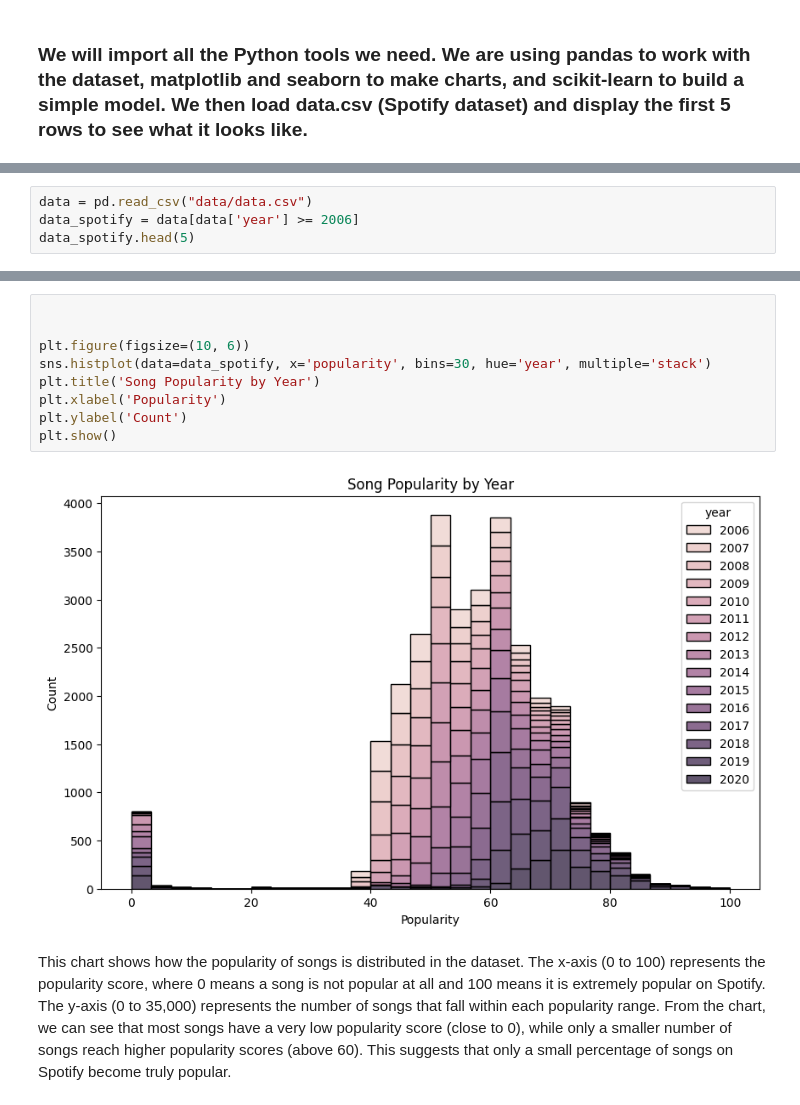
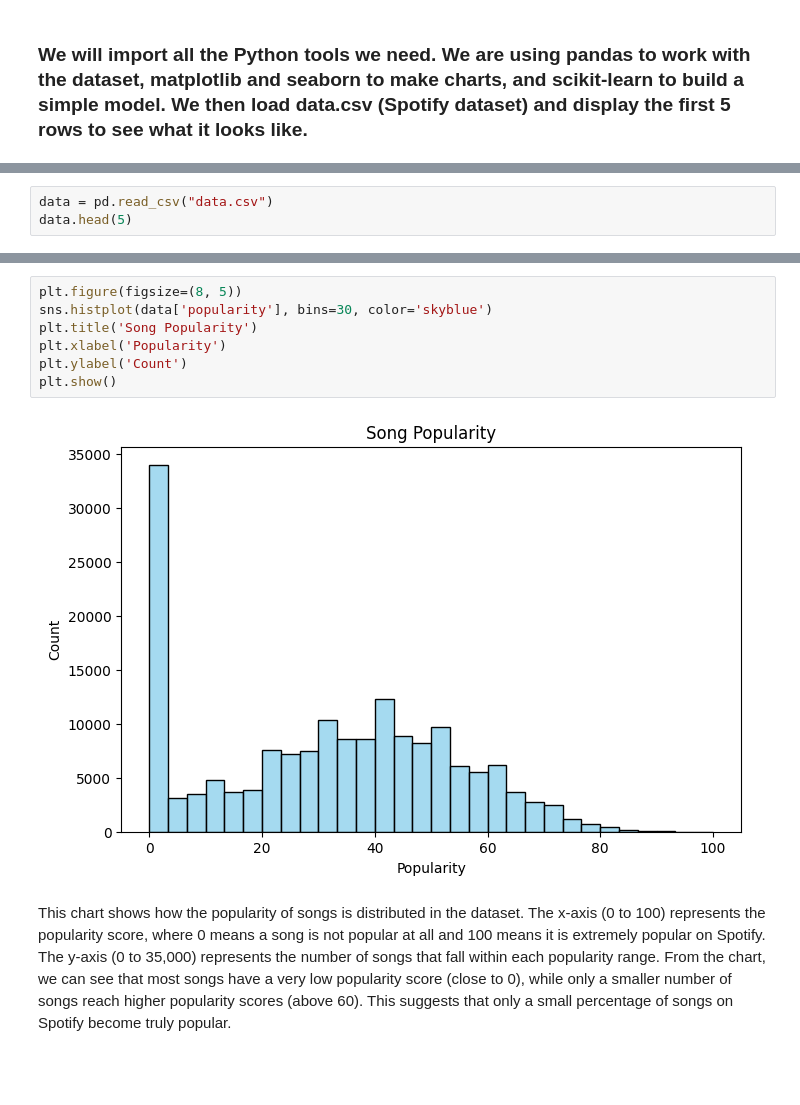
Before and after one commit to mohsayegh/spotify-data-analysis, a Jupyter notebook: spotify_project.ipynb, the cells around one changed output, grey strips where cells are left out. Drawn from its saved outputs; the diff is of its cells as text; blank space fills up the shorter version.

```diff
--- a/spotify_project.ipynb
+++ b/spotify_project.ipynb
@@ -22,8 +21,7 @@ from sklearn.model_selection import train_test_split
 from sklearn.linear_model import LinearRegression
 from sklearn.metrics import mean_squared_error
 # %%
-data = pd.read_csv("data/data.csv")
-data_spotify = data[data['year'] >= 2006]
-data_spotify.head(5)
+data = pd.read_csv("data.csv")
+data.head(5)
 # %% [output]
 |  | valence | year | acousticness | artists | danceability | energy | instrumentalness | key | liveness | ... |
@@ -68,14 +66,12 @@ dtype: int64
 # %%
-
-
-plt.figure(figsize=(10, 6))
-sns.histplot(data=data_spotify, x='popularity', bins=30, hue='year', multiple='stack')
-plt.title('Song Popularity by Year')
+plt.figure(figsize=(8, 5))
+sns.histplot(data['popularity'], bins=30, color='skyblue')
+plt.title('Song Popularity')
 plt.xlabel('Popularity')
 plt.ylabel('Count')
 plt.show()
 # %% [output]
-[figure, old version]
+[figure, new version]
 # %% [markdown]
 This chart shows how the popularity of songs is distributed in the dataset. The x-axis (0 to 100) represents the popularity score, where 0 means a song is not popular at all and 100 means it is extremely popular on Spotify. The y-axis (0 to 35,000) represents the number of songs that fall within each popularity range. From the chart, we can see that most songs have a very low popularity score (close to 0), while only a smaller number of songs reach higher popularity scores (above 60). This suggests that only a small percentage of songs on Spotify become truly popular.
 # %%
```
Also changed, not shown: parts of 15 cells of this notebook.
